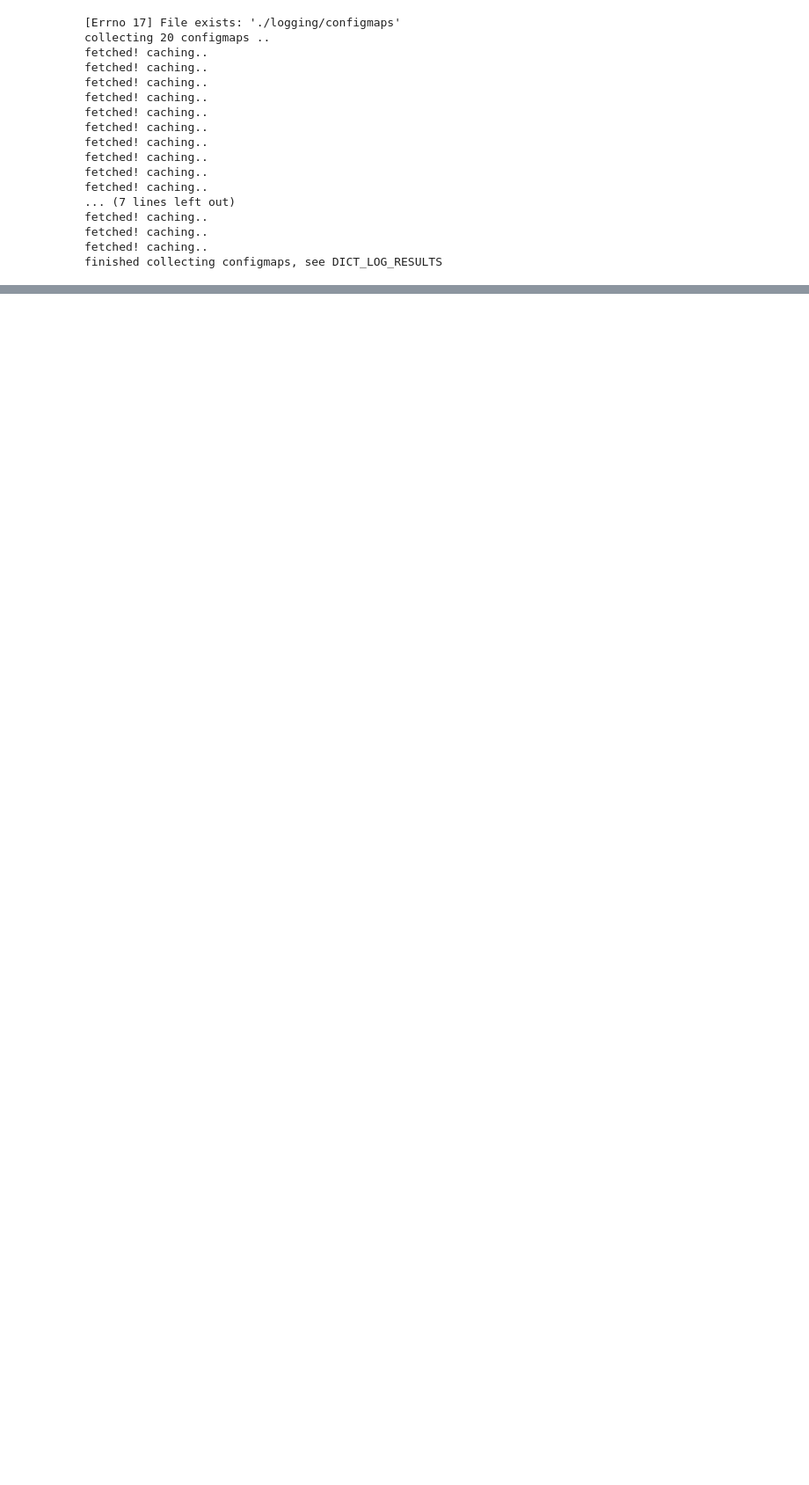
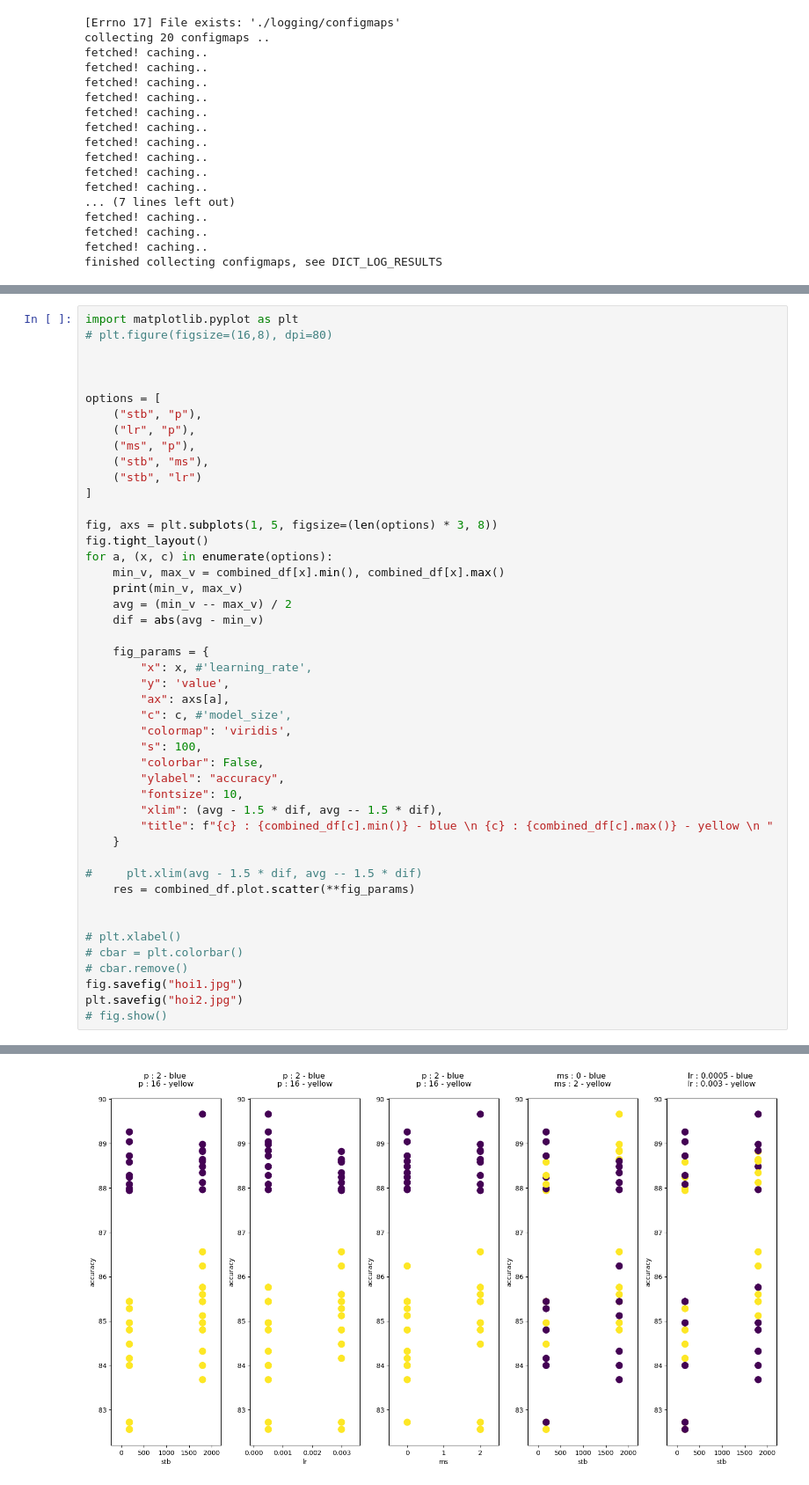
Before and after one commit to KatjaSchmahl/fltk-testbed, a Jupyter notebook: jupyter/load_tensorboard.ipynb, the cells around one changed output, grey strips where cells are left out. Shown at 88% size. Saved outputs shown, nothing was run; the diff lists cells and outputs as text; blank space fills up the shorter version.

```diff
--- a/jupyter/load_tensorboard.ipynb
+++ b/jupyter/load_tensorboard.ipynb
@@ -194,0 +251,47 @@ cluster_to_metrics
+# %%
+import matplotlib.pyplot as plt
+# plt.figure(figsize=(16,8), dpi=80)
+
+
+
+options = [
+    ("stb", "p"),
+    ("lr", "p"),
+    ("ms", "p"),
+    ("stb", "ms"),
+    ("stb", "lr")
+]
+
+fig, axs = plt.subplots(1, 5, figsize=(len(options) * 3, 8))
+fig.tight_layout()
+for a, (x, c) in enumerate(options):
+    min_v, max_v = combined_df[x].min(), combined_df[x].max()
+    print(min_v, max_v)
+    avg = (min_v -- max_v) / 2
+    dif = abs(avg - min_v)
+
+    fig_params = {
+        "x": x, #'learning_rate',
+        "y": 'value',
+        "ax": axs[a],
+        "c": c, #'model_size',
+        "colormap": 'viridis',
+        "s": 100,
+        "colorbar": False,
+        "ylabel": "accuracy",
+        "fontsize": 10,
+        "xlim": (avg - 1.5 * dif, avg -- 1.5 * dif),
+        "title": f"{c} : {combined_df[c].min()} - blue \n {c} : {combined_df[c].max()} - yellow \n "
+    }
+
+#     plt.xlim(avg - 1.5 * dif, avg -- 1.5 * dif)
+    res = combined_df.plot.scatter(**fig_params)
+
+
+# plt.xlabel()
+# cbar = plt.colorbar()
+# cbar.remove()
+fig.savefig("hoi1.jpg")
+plt.savefig("hoi2.jpg")
+# fig.show()
+# %% [output]
@@ -194,0 +303 @@ cluster_to_metrics
+[figure, added]
```
Also changed, not shown: parts of 3 cells of this notebook.
